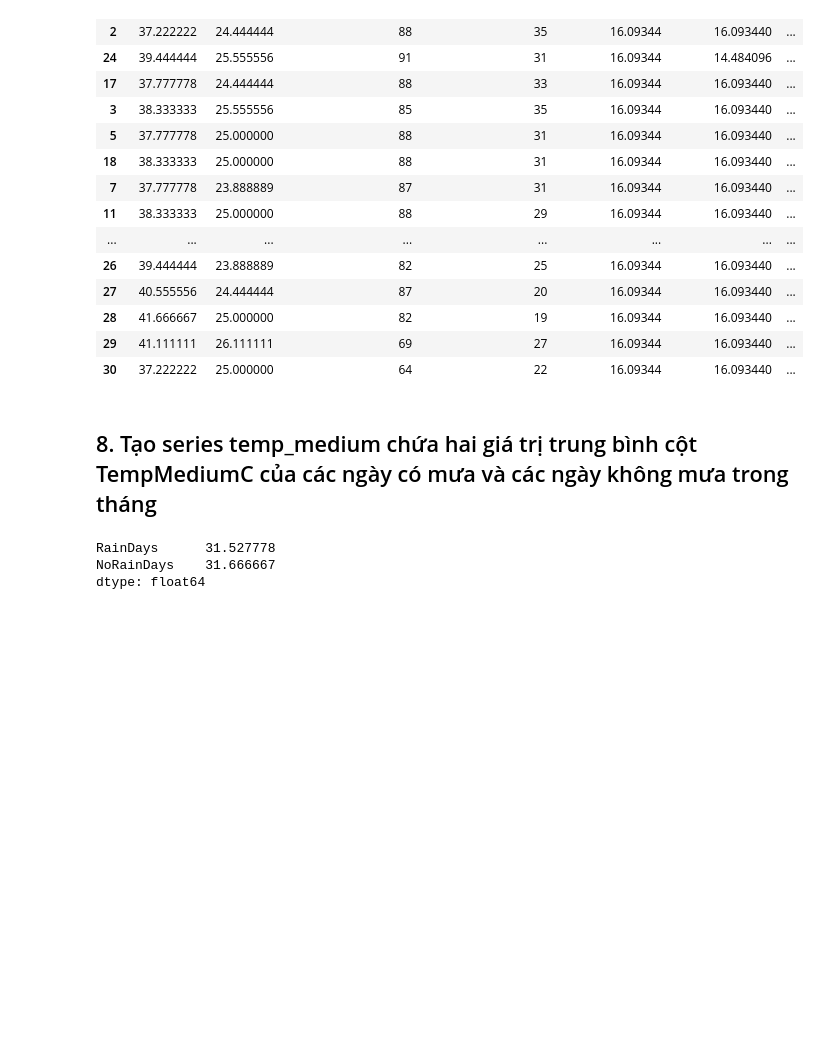
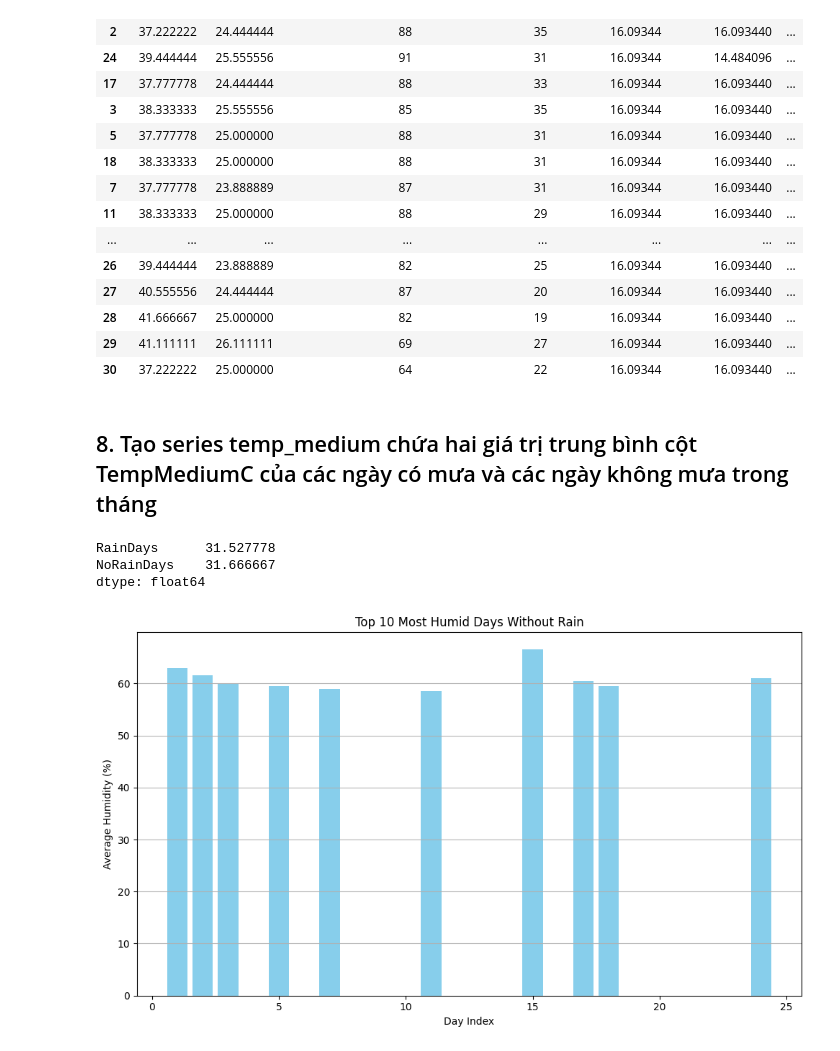
Before and after one commit to heavenbeach22/Reading-and-Visualizing-Data-Pracitices, a Jupyter notebook: Weather/Weather.ipynb, the cells around one changed output. Saved outputs shown, nothing was run; the diff lists cells and outputs as text; code cells hidden in the pictures; blank space fills up the shorter version.

```diff
--- a/Weather/Weather.ipynb
+++ b/Weather/Weather.ipynb
@@ -345,0 +348,15 @@ dtype: float64
+# %%
+no_rain = dfWeather2[dfWeather2['PrecipitationSumMMs'] == 0.0]
+
+top_humid_days = no_rain.sort_values(by='HumidityMeanPercent', ascending=False).head(10)
+
+plt.figure(figsize=(10, 6))
+plt.bar(top_humid_days.index, top_humid_days['HumidityMeanPercent'], color='skyblue')
+plt.xlabel('Day Index')
+plt.ylabel('Average Humidity (%)')
+plt.title('Top 10 Most Humid Days Without Rain')
+plt.grid(axis='y')
+plt.tight_layout()
+plt.show()
+# %% [output]
+[figure, added]
```
Also changed, not shown: parts of 1 cell of this notebook.
